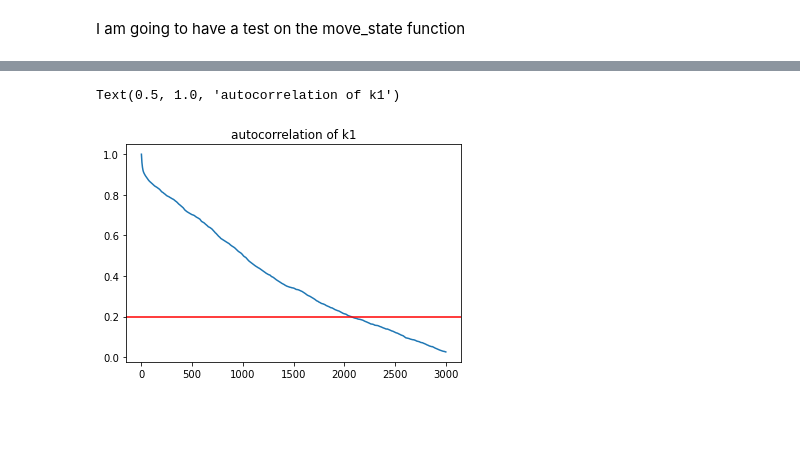
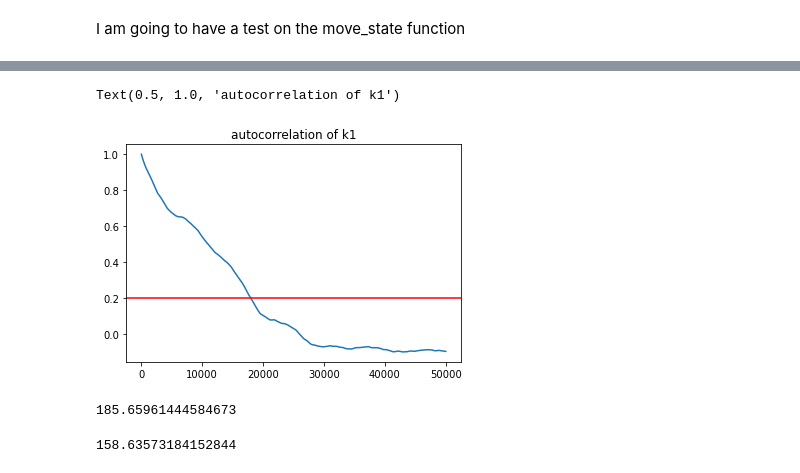
Before and after one commit to WangHaiYang874/ABC22, a Jupyter notebook: non-abc abc copy.ipynb, the cells around one changed output, grey strips where cells are left out. Saved outputs shown, nothing was run; the diff lists cells and outputs as text; code cells hidden in the pictures; blank space fills up the shorter version.

```diff
--- a/non-abc abc copy.ipynb
+++ b/non-abc abc copy.ipynb
@@ -25,14 +26,14 @@ switch_reaction = {
     3: 0
 }
 
-kinetic_rates = np.array([4e-2,3e-1,1e-1,2e-2])
+kinetic_rates = np.array([2e-1,1,1,2e-1])
 # some of the kinetic rates has to equal.
 
 model = ChemicalReactionNetwork(reactions, species, kinetic_rates)
 
 X_init = np.array([10,20,30])
 
-T = 200
+T = 6
 # %%
 x,r,t = model.gilespie(X_init,T)
 plt.figure(figsize=(10,5))
@@ -213,29 +217,29 @@ def mcmc(initial_state, n):
 
     samples = [initial_state]
     if_accepted = []
-
-    prev_log_pst = log_likelihood(initial_state)
+    log_likelihoods = [log_likelihood(initial_state)]
 
     for i in tqdm(range(n), desc='sampling state space'):
 
         if np.random.uniform() < 0.5:
             move = 1
-            new_state, log_p = move_copy_number(samples[-1])
+            new_state, log_p = move_copy_number(samples[-1],n_steps=2)
         else:
             move = 2
             new_state, log_p = move_k(samples[-1])
 
         curr_log_pst = log_likelihood(new_state)
-        log_acceptance = curr_log_pst - prev_log_pst + log_p
+        log_acceptance = curr_log_pst + log_p - log_likelihoods[-1]
         if log_acceptance >= 0 or np.log(np.random.uniform()) < log_acceptance:
             samples.append(new_state)
-            prev_log_pst = curr_log_pst
+            log_likelihoods.append(curr_log_pst)
             if_accepted.append(move)
         else:
             samples.append(samples[-1])
+            log_likelihoods.append(log_likelihoods[-1])
             if_accepted.append(0)
-    return samples, np.array(if_accepted)
+    return samples, np.array(if_accepted), np.array(log_likelihoods)
 # %% [markdown]
 I am going to have a test on the move_state function
 # %%
-pst_samples,if_accepcted = mcmc(initial_state, n=int(1e6))
+pst_samples,if_accepcted, log_likelihoods = mcmc(initial_state, n=int(2e5))
@@ -280,7 +288,15 @@ from statsmodels.tsa.stattools import acf
 # %%
-plt.plot(acf(pst_k[4000:,0],nlags = 3000))
+plt.plot(acf(pst_k[1000:,0],nlags=50000))
 plt.axhline(0.2, color='r')
 plt.title('autocorrelation of k1')
 # %% [output]
 Text(0.5, 1.0, 'autocorrelation of k1')
-[figure, old version]
+[figure, new version]
+# %%
+log_likelihood(pst_samples[-1])
+# %% [output]
+185.65961444584673
+# %%
+log_likelihood(true_state)
+# %% [output]
+158.63573184152844
```
Also changed, not shown: parts of 16 cells of this notebook.
